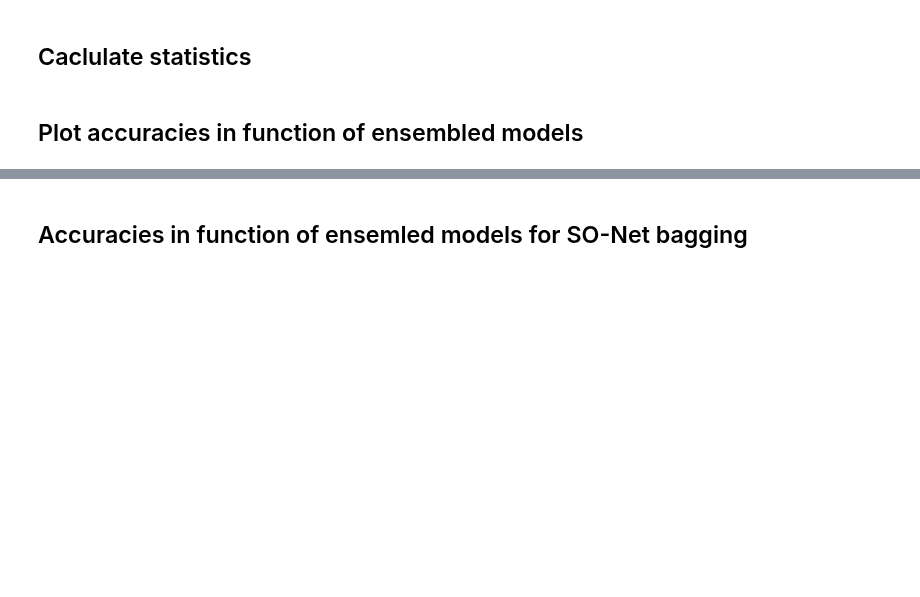
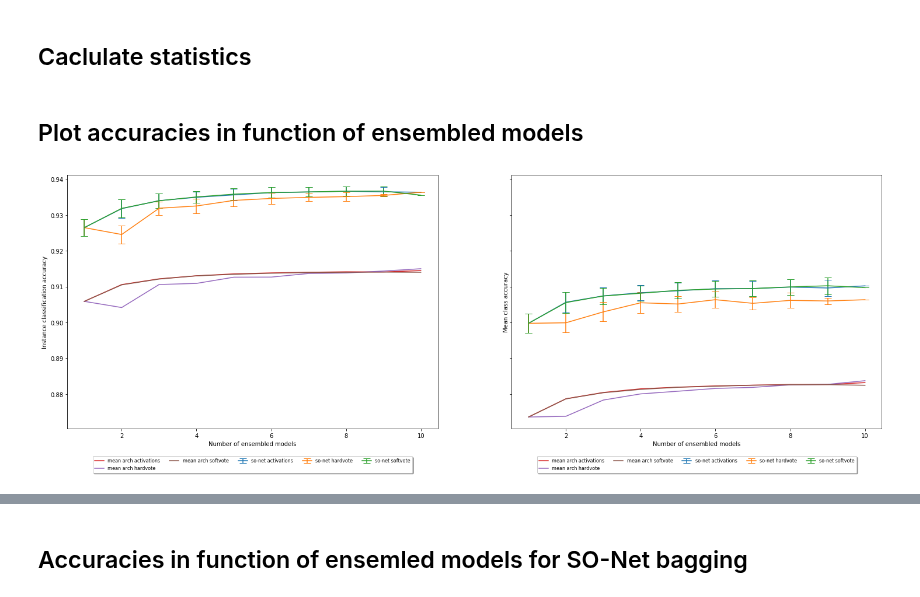
Before and after one commit to dkoguciuk/ensemble_learning_for_point_clouds, a Jupyter notebook: analysis.ipynb, the cells around one changed output, grey strips where cells are left out. Saved outputs shown, nothing was run; the diff lists cells and outputs as text; code cells hidden in the pictures; blank space fills up the shorter version.

```diff
--- a/analysis.ipynb
+++ b/analysis.ipynb
@@ -168,4 +178,41 @@ def plot_acc_in_num_models(ax, acc_stats, acc_type='acc'):
         tk.set_visible(True)
 # %% [markdown]
 ## Plot accuracies in function of ensembled models
+# %%
+acc_stats_base_models_voting = {method: get_accuracy_stats(BASE_MODELS, method) for method in
+                                ['activations', 'hardvote', 'softvote']}
+# %%
+compare_sonet = {method: acc_stats_base_models_voting[method]['so-net'] for method in acc_stats_base_models_voting}
+compare_mean_arch = {}
+for method in acc_stats_base_models_voting:
+    mean_arch_acc = {}
+    mean_arch_mca = {}
+    for arch in acc_stats_base_models_voting[method]:
+        arch_voting = acc_stats_base_models_voting[method][arch]
+        for num_models in arch_voting:
+            arch_num = arch_voting[num_models]
+            arch_num_acc = arch_num['acc']
+            arch_num_mca = arch_num['mean_class_acc']
+            if num_models not in mean_arch_acc:
+                mean_arch_acc[num_models] = []
+            if num_models not in mean_arch_mca:
+                mean_arch_mca[num_models] = []
+            mean_arch_acc[num_models].append(arch_num_acc['mean'])
+            mean_arch_mca[num_models].append(arch_num_mca['mean'])
+    mean_arch_acc = {x: np.mean(mean_arch_acc[x]) for x in mean_arch_acc}
+    mean_arch_mca = {x: np.mean(mean_arch_mca[x]) for x in mean_arch_mca}
+    compare_mean_arch[method] = {x: {'acc': {'mean': mean_arch_acc[x]},
+                                     'mean_class_acc': {'mean': mean_arch_mca[x]}}
+                                 for x in mean_arch_acc}
+compare_voting = {}
+for item in compare_sonet:
+    compare_voting['so-net ' + item] = compare_sonet[item]
+for item in compare_mean_arch:
+    compare_voting['mean arch ' + item] = compare_mean_arch[item]
+f, (ax1, ax2) = plt.subplots(1, 2, sharey=True, figsize=(25, 10))
+plot_acc_in_num_models(ax1, compare_voting, 'acc')
+plot_acc_in_num_models(ax2, compare_voting, 'mean_class_acc')
+f.savefig('voting_methods.png', bbox_inches='tight')
+# %% [output]
+[figure, added]
 # %%
```
Also changed, not shown: parts of 5 cells of this notebook.
